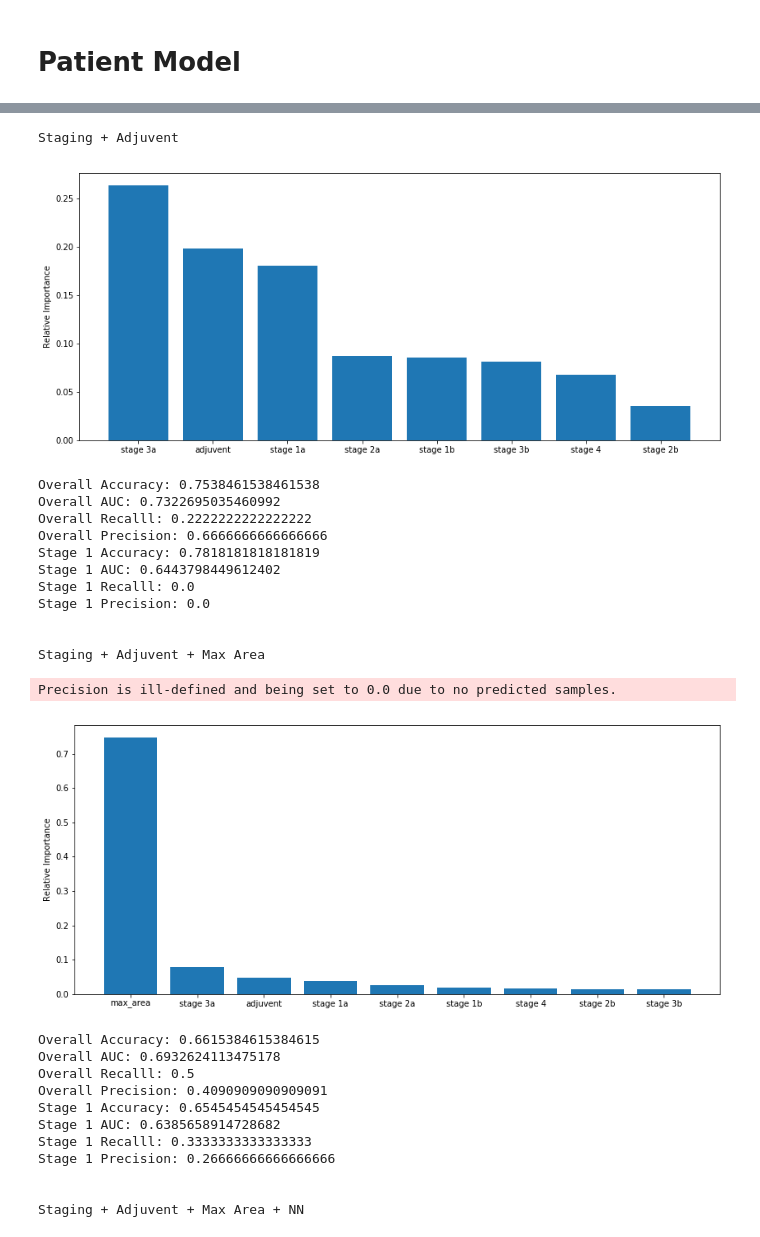
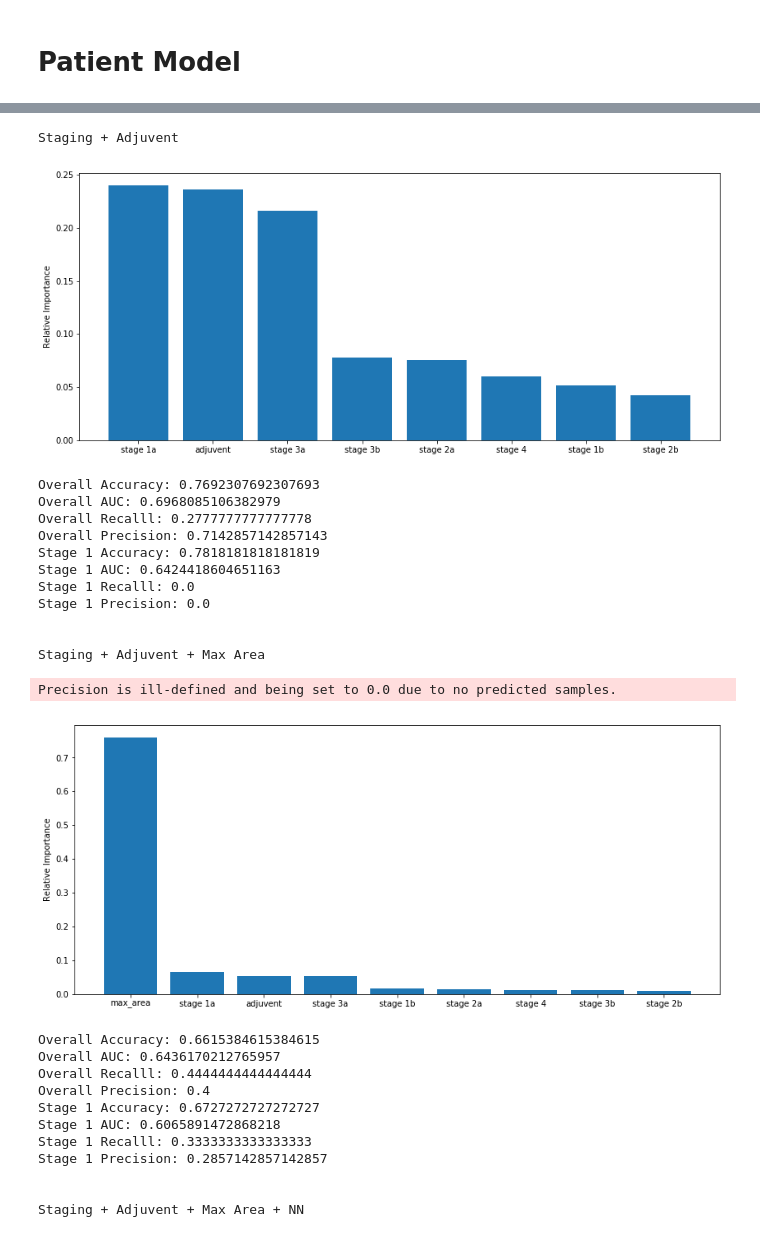
Before and after one commit to maggiebasta/lung-cancer-thesis, a Jupyter notebook: NLST/nlst_train.ipynb, the cells around one changed output, grey strips where cells are left out. Drawn from its saved outputs; the diff is of its cells as text; code cells hidden in the pictures.

```diff
--- a/NLST/nlst_train.ipynb
+++ b/NLST/nlst_train.ipynb
@@ -77,10 +77,10 @@ Call initializer instance with the dtype argument instead of passing it to the c
 # %%
 # model.summary()
 # %%
-model_history = model.fit_generator(
-    train_generator,
-    validation_data= val_generator,
-    validation_steps=200,
-    steps_per_epoch=1000,
-    epochs = 10
-)
+# model_history = model.fit_generator(
+#     train_generator,
+#     validation_data= val_generator,
+#     validation_steps=200,
+#     steps_per_epoch=1000,
+#     epochs = 10
+# )
@@ -158,7 +140,7 @@ for pid in df.pid:
         r = pkl.load(open(f'data/nlst_rois_3d/{pid}/{roi}', 'rb'))
         if min(list(r.shape)) < 50:
             continue
-        preds.append(model.predict(np.array(r[:50]).reshape(1, 50, 50, 50, 1)))
+        preds.append(model.predict(np.array(r[:50]/255).reshape(1, 50, 50, 50, 1)))
     preds = sorted(preds, key=lambda x: abs(x-.5), reverse=True)
     highest_preds.append(np.array(preds[:1]).mean())
     mean_preds.append(np.array(preds).mean())
@@ -213,7 +195,7 @@ from sklearn.ensemble import RandomForestClassifier
 def evaluate(features):
     X = df_train[features]
     Y = df_train.recurrence
-    clf = RandomForestClassifier(n_estimators=25, random_state=0)
+    clf = RandomForestClassifier(n_estimators=15, random_state=10)
     clf.fit(X, Y)
 
     importances = clf.feature_importances_
@@ -250,49 +232,49 @@ def evaluate(features):
 # %%
 print("Staging + Adjuvent")
 evaluate([
     'adjuvent', 'stage 1a', 'stage 1b',
     'stage 2a', 'stage 2b', 'stage 3a',
     'stage 3b', 'stage 4'
 ])
 print()
 print("\nStaging + Adjuvent + Max Area")
 evaluate([
     'adjuvent', 'stage 1a', 'stage 1b',
     'stage 2a', 'stage 2b', 'stage 3a',
     'stage 3b', 'stage 4', 'max_area'
 ])
 print()
 print("\nStaging + Adjuvent + Max Area + NN")
 evaluate([
     'adjuvent', 'stage 1a', 'stage 1b',
     'stage 2a', 'stage 2b', 'stage 3a',
     'stage 3b', 'stage 4', 'max_area',
-    'highest_pred'
+    'mean_pred'
 ])
 # %% [output]
 Staging + Adjuvent
-[figure, old version]
+[figure, new version]
-Overall Accuracy: 0.7538461538461538
-Overall AUC: 0.7322695035460992
-Overall Recalll: 0.2222222222222222
-Overall Precision: 0.6666666666666666
+Overall Accuracy: 0.7692307692307693
+Overall AUC: 0.6968085106382979
+Overall Recalll: 0.2777777777777778
+Overall Precision: 0.7142857142857143
 Stage 1 Accuracy: 0.7818181818181819
-Stage 1 AUC: 0.6443798449612402
+Stage 1 AUC: 0.6424418604651163
 Stage 1 Recalll: 0.0
 Stage 1 Precision: 0.0
 
 
 Staging + Adjuvent + Max Area
 Precision is ill-defined and being set to 0.0 due to no predicted samples.
-[figure, old version]
+[figure, new version]
 Overall Accuracy: 0.6615384615384615
-Overall AUC: 0.6932624113475178
-Overall Recalll: 0.5
-Overall Precision: 0.4090909090909091
-Stage 1 Accuracy: 0.6545454545454545
-Stage 1 AUC: 0.6385658914728682
+Overall AUC: 0.6436170212765957
+Overall Recalll: 0.4444444444444444
+Overall Precision: 0.4
+Stage 1 Accuracy: 0.6727272727272727
+Stage 1 AUC: 0.6065891472868218
 Stage 1 Recalll: 0.3333333333333333
-Stage 1 Precision: 0.26666666666666666
+Stage 1 Precision: 0.2857142857142857
 
 
 Staging + Adjuvent + Max Area + NN
```
Also changed, not shown: parts of 4 cells of this notebook.
